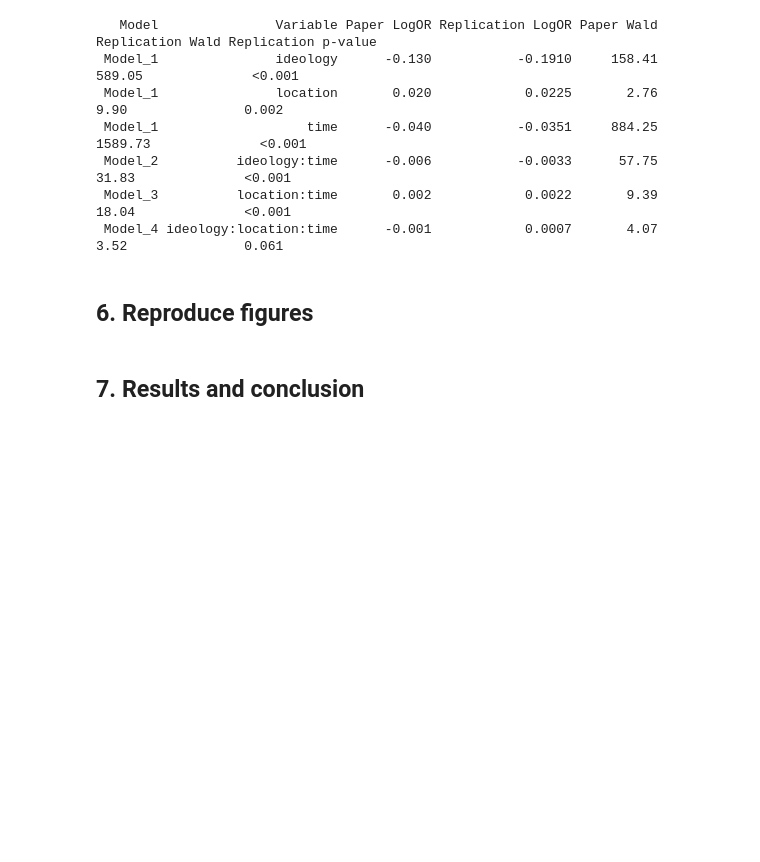
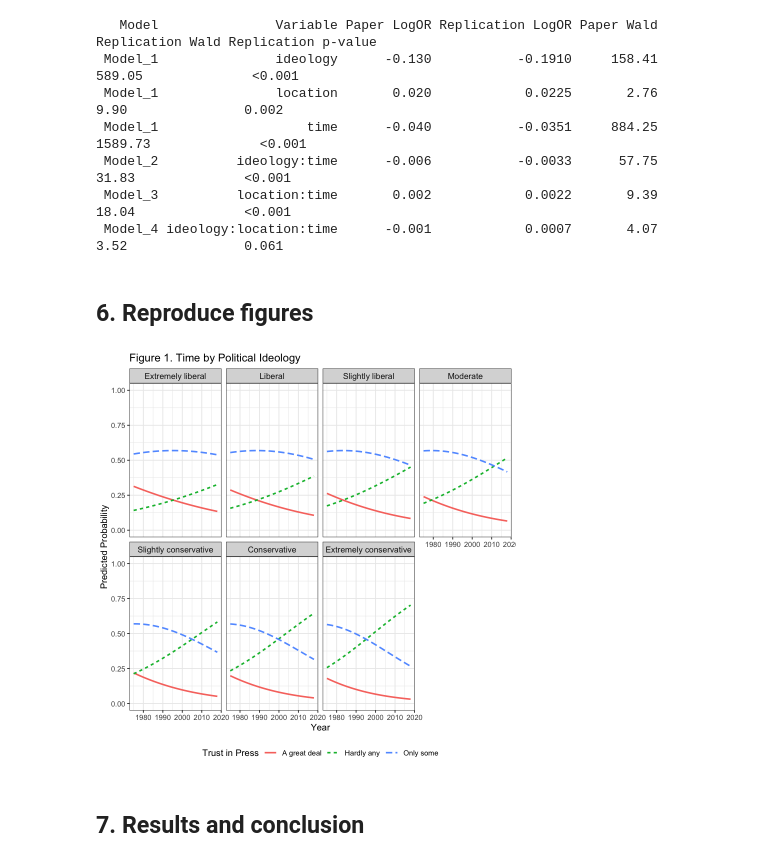
Before and after one commit to r-stran/political-polarization-media-trust, a Jupyter notebook: replication/main.ipynb, the cells around one changed output. Cells and saved outputs as stored; diff of their text form; code cells hidden in the pictures; blank space fills up the shorter version.

Commit message:
reproduced figure 1

```diff
--- a/replication/main.ipynb
+++ b/replication/main.ipynb
@@ -211,9 +211,46 @@ write.csv(comparison,"output/published_vs_replication.csv",row.names = FALSE)
 # %% [markdown]
 ## 6. Reproduce figures
 # %%
-# Hold controls at sample means
 controls <- data.frame(female = mean(dat$female),
                        white = mean(dat$white),
                        age = mean(dat$age),
                        income = mean(dat$income),
                        educ = mean(dat$educ))
+
+make_plot_data <- function(model, newdata, group_var) {
+    probs <- predict(model,newdata = newdata,type = "probs")
+    plot_data <- data.frame(year = rep(newdata$time + 1972, times = 3),
+                            group = rep(newdata[[group_var]], times = 3),
+                            response = rep(c("Hardly any", "Only some", "A great deal"), each = nrow(newdata)),
+                            probability = as.vector(probs))
+    return(plot_data)
+}
+
+
+# Figure 1: Time x Political Ideology
+# Model 2: trust ~ ideology x time + location + controls
+newdata1 <- expand.grid(ideology = 0:6, time = 3:46)
+newdata1$location <- mean(dat$location)
+for (v in names(controls)) newdata1[[v]] <- controls[[v]][1]
+plot1 <- make_plot_data(models[["Model_2"]],newdata1, "ideology")
+ideology_labels <- c("Extremely liberal",
+                     "Liberal",
+                     "Slightly liberal",
+                     "Moderate",
+                     "Slightly conservative",
+                     "Conservative",
+                     "Extremely conservative")
+plot1$group <- factor(plot1$group,levels = 0:6,labels = ideology_labels)
+# Figure 1
+fig1 <- ggplot(plot1,aes(x = year,y = probability,color = response,linetype = response)) +
+        geom_line(linewidth = 0.9) + facet_wrap(~ group, ncol = 4) +
+        scale_y_continuous(limits = c(0, 1)) +
+        labs(title = "Figure 1. Time by Political Ideology",
+             x = "Year",
+             y = "Predicted Probability",
+             color = "Trust in Press",
+             linetype = "Trust in Press") +
+        theme_bw() + theme(legend.position = "bottom", strip.text = element_text(size = 10))
+print(fig1)
+# %% [output]
+[figure, added]
```
Also changed, not shown: parts of 1 cell of this notebook, 3 other files.
